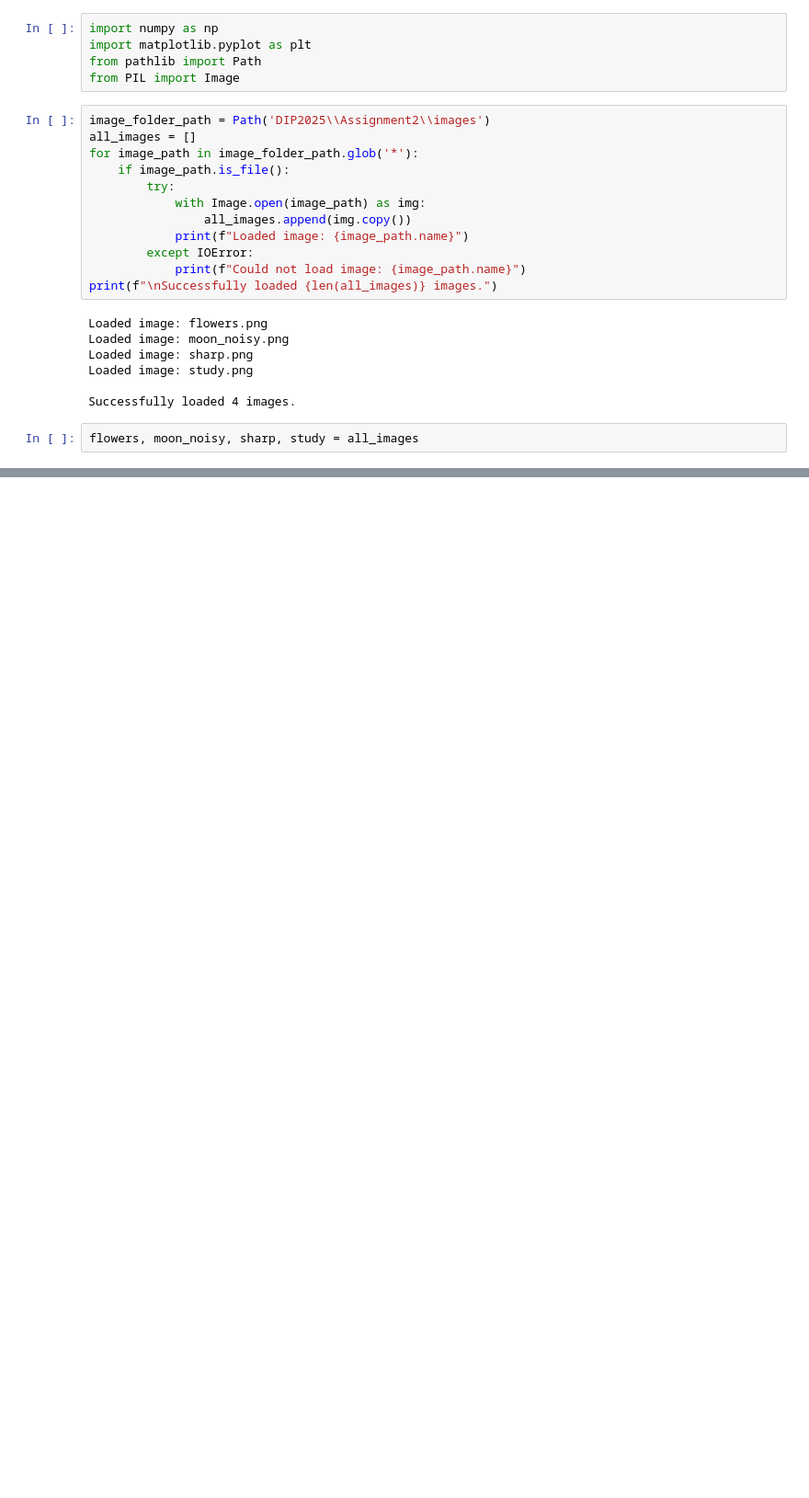
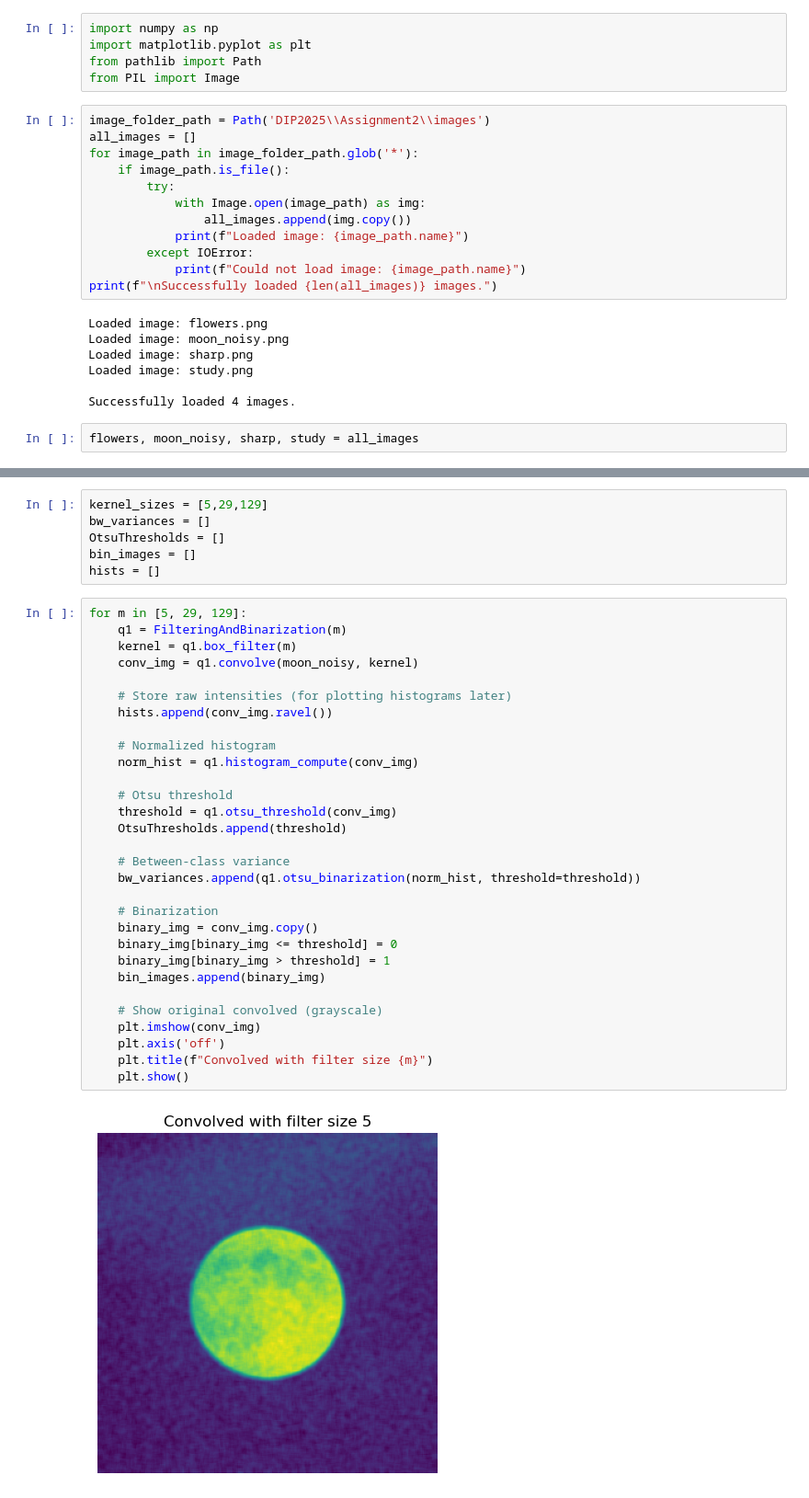
Before and after one commit to Pritam1102/DIP2025, a Jupyter notebook: assignment2.ipynb, the cells around one changed output, grey strips where cells are left out. Shown: that part at 92% size. Cells and saved outputs as stored; diff of their text form; blank space fills up the shorter version.

```diff
--- a/assignment2.ipynb
+++ b/assignment2.ipynb
@@ -26,0 +91,38 @@ flowers, moon_noisy, sharp, study = all_images
+# %%
+kernel_sizes = [5,29,129]
+bw_variances = []
+OtsuThresholds = []
+bin_images = []
+hists = []
+# %%
+for m in [5, 29, 129]:
+    q1 = FilteringAndBinarization(m)
+    kernel = q1.box_filter(m)
+    conv_img = q1.convolve(moon_noisy, kernel)
+
+    # Store raw intensities (for plotting histograms later)
+    hists.append(conv_img.ravel())
+
+    # Normalized histogram
+    norm_hist = q1.histogram_compute(conv_img)
+
+    # Otsu threshold
+    threshold = q1.otsu_threshold(conv_img)
+    OtsuThresholds.append(threshold)
+
+    # Between-class variance
+    bw_variances.append(q1.otsu_binarization(norm_hist, threshold=threshold))
+
+    # Binarization
+    binary_img = conv_img.copy()
+    binary_img[binary_img <= threshold] = 0
+    binary_img[binary_img > threshold] = 1
+    bin_images.append(binary_img)
+
+    # Show original convolved (grayscale)
+    plt.imshow(conv_img)
+    plt.axis('off')
+    plt.title(f"Convolved with filter size {m}")
+    plt.show()
+# %% [output]
+[figure, added]
```
Also changed, not shown: parts of 7 cells of this notebook.
